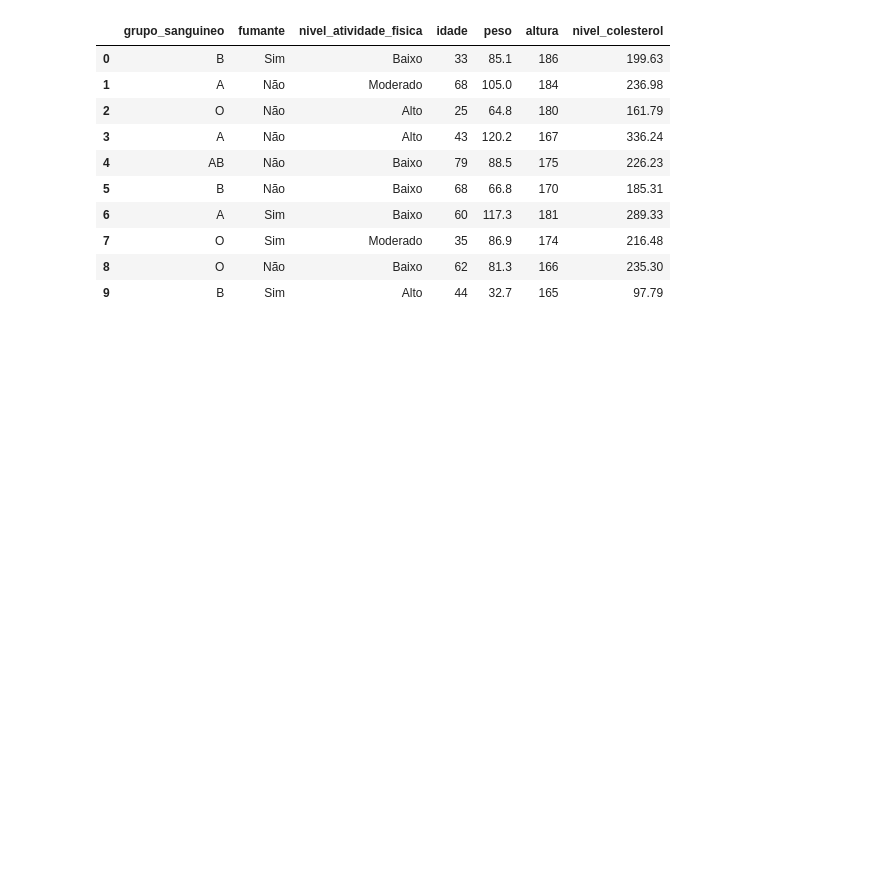
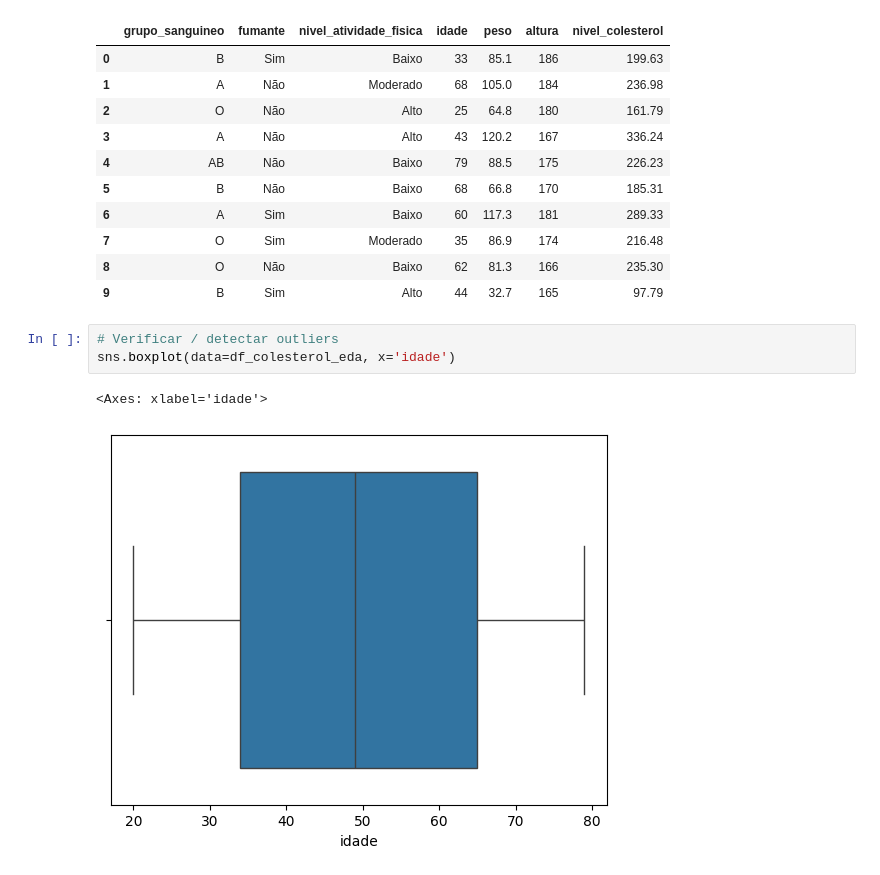
Before and after one commit to felipesanderp/regrassao-linear-multipla-ia-python, a Jupyter notebook: modelo_colesterol.ipynb, the cells around one changed output. Cells and saved outputs as stored; diff of their text form; blank space fills up the shorter version.

```diff
--- a/modelo_colesterol.ipynb
+++ b/modelo_colesterol.ipynb
@@ -137,3 +137,9 @@ df_colesterol_eda.head(10)
 | 7 | O | Sim | Moderado | 35 | 86.9 | 174 | 216.48 |
 | 8 | O | Não | Baixo | 62 | 81.3 | 166 | 235.30 |
 | 9 | B | Sim | Alto | 44 | 32.7 | 165 | 97.79 |
+# %%
+# Verificar / detectar outliers
+sns.boxplot(data=df_colesterol_eda, x='idade')
+# %% [output]
+<Axes: xlabel='idade'>
+[figure, added]
```
Also changed, not shown: parts of 4 cells of this notebook.
